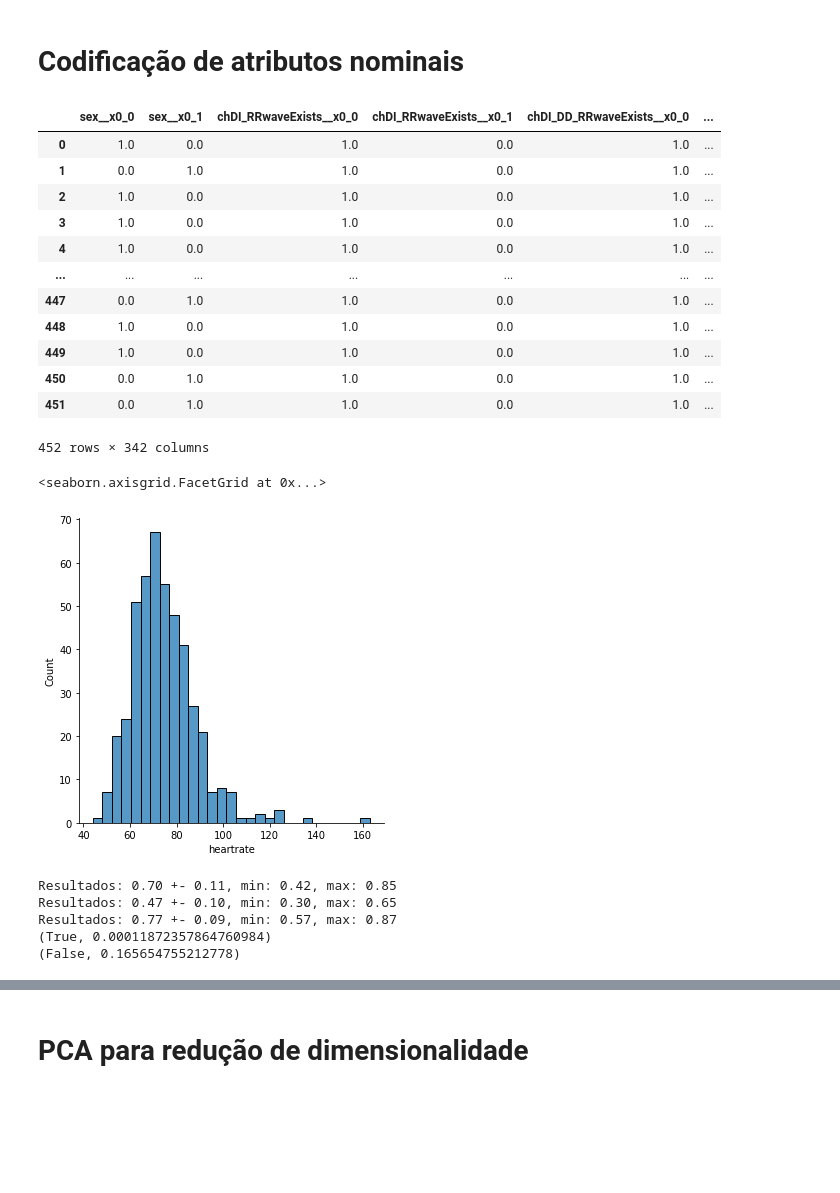
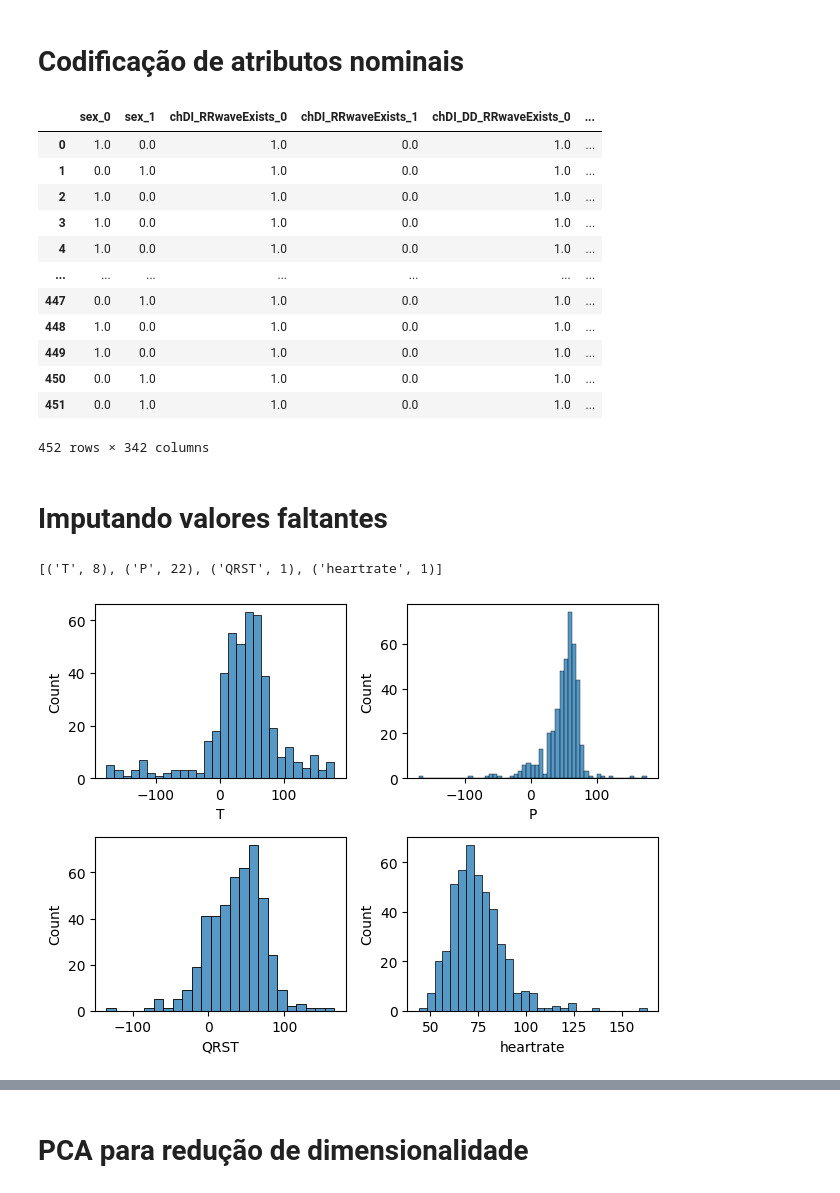
Before and after one commit to julianofoleiss/AM36O, a Jupyter notebook: semana 9/Redução de Dimensionalidade via Projeção.ipynb, the cells around one changed output, grey strips where cells are left out. Drawn from its saved outputs; the diff is of its cells as text; code cells hidden in the pictures; blank space fills up the shorter version.

```diff
--- a/semana 9/Redução de Dimensionalidade via Projeção.ipynb
+++ b/semana 9/Redução de Dimensionalidade via Projeção.ipynb
@@ -38,5 +40,23 @@ np.unique(y, return_counts=True)
 nominais = ['sex', *[i for i in df.columns if 'Exists' in i]]
 # %%
+#codificar todas as colunas nominais com one-hot encoding
 transformers = [(i, OneHotEncoder(), [i]) for i in nominais]
 
-ct = ColumnTransformer(transformers, remainder='passthrough', sparse_threshold=0)
+ct = ColumnTransformer(transformers, remainder='passthrough', sparse_threshold=0, verbose_feature_names_out=False)
+X_ohoe = ct.fit_transform(X)
+X_ohoe = pd.DataFrame(X_ohoe, columns=ct.get_feature_names_out())
+X_ohoe
+# %% [output]
+|  | sex_0 | sex_1 | chDI_RRwaveExists_0 | chDI_RRwaveExists_1 | chDI_DD_RRwaveExists_0 | ... |
+| 0 | 1.0 | 0.0 | 1.0 | 0.0 | 1.0 | ... |
+| 1 | 0.0 | 1.0 | 1.0 | 0.0 | 1.0 | ... |
+| 2 | 1.0 | 0.0 | 1.0 | 0.0 | 1.0 | ... |
+| 3 | 1.0 | 0.0 | 1.0 | 0.0 | 1.0 | ... |
+| 4 | 1.0 | 0.0 | 1.0 | 0.0 | 1.0 | ... |
+| ... | ... | ... | ... | ... | ... | ... |
+| 447 | 0.0 | 1.0 | 1.0 | 0.0 | 1.0 | ... |
+| 448 | 1.0 | 0.0 | 1.0 | 0.0 | 1.0 | ... |
+| 449 | 1.0 | 0.0 | 1.0 | 0.0 | 1.0 | ... |
+| 450 | 0.0 | 1.0 | 1.0 | 0.0 | 1.0 | ... |
+| 451 | 0.0 | 1.0 | 1.0 | 0.0 | 1.0 | ... |
+452 rows × 342 columns
@@ -47,24 +63,20 @@ X_ohoe = pd.DataFrame(X_ohoe, columns=ct.get_feature_names())
-# %%
-X_ohoe
-# %% [output]
-|  | sex__x0_0 | sex__x0_1 | chDI_RRwaveExists__x0_0 | chDI_RRwaveExists__x0_1 | chDI_DD_RRwaveExists__x0_0 | ... |
-| 0 | 1.0 | 0.0 | 1.0 | 0.0 | 1.0 | ... |
-| 1 | 0.0 | 1.0 | 1.0 | 0.0 | 1.0 | ... |
-| 2 | 1.0 | 0.0 | 1.0 | 0.0 | 1.0 | ... |
-| 3 | 1.0 | 0.0 | 1.0 | 0.0 | 1.0 | ... |
-| 4 | 1.0 | 0.0 | 1.0 | 0.0 | 1.0 | ... |
-| ... | ... | ... | ... | ... | ... | ... |
-| 447 | 0.0 | 1.0 | 1.0 | 0.0 | 1.0 | ... |
-| 448 | 1.0 | 0.0 | 1.0 | 0.0 | 1.0 | ... |
-| 449 | 1.0 | 0.0 | 1.0 | 0.0 | 1.0 | ... |
-| 450 | 0.0 | 1.0 | 1.0 | 0.0 | 1.0 | ... |
-| 451 | 0.0 | 1.0 | 1.0 | 0.0 | 1.0 | ... |
-452 rows × 342 columns
+# %% [markdown]
+# Imputando valores faltantes
+# %%
+#verificar quais colunas possuem valores faltantes, exceto pela coluna J (que já foi retirada)
+missing_data_cols = [(i, df[i].isnull().sum()) for i in df.columns if df[i].isnull().any()]
+missing_data_cols
+# %% [output]
+[('T', 8), ('P', 22), ('QRST', 1), ('heartrate', 1)]
 # %%
-sns.displot(df['heartrate'])
+#plotar os histogramas para ter uma idéia da distribuição das 4 colunas com valores faltantes.
+fig, ax = plt.subplots(nrows=2, ncols=2)
+ax = ax.flatten()
+for idx, (col, _) in enumerate(missin_data_cols):
+    sns.histplot(df[col], ax=ax[idx])
+fig.tight_layout()
 # %% [output]
-<seaborn.axisgrid.FacetGrid at 0x...>
-[figure, old version]
+[figure, new version]
 # %%
 from sklearn.svm import SVC
 from sklearn.neighbors import KNeighborsClassifier
@@ -84,12 +91,0 @@ f1_rf = do_cv(RandomForestClassifier, X_ohoe, y, 10, 10, 8, scale=False, imputer
-# %%
-imprimir_estatisticas(f1_svm)
-imprimir_estatisticas(f1_knn)
-imprimir_estatisticas(f1_rf)
-print(rejeitar_hip_nula(f1_svm, f1_knn))
-print(rejeitar_hip_nula(f1_svm, f1_rf))
-# %% [output]
-Resultados: 0.70 +- 0.11, min: 0.42, max: 0.85
-Resultados: 0.47 +- 0.10, min: 0.30, max: 0.65
-Resultados: 0.77 +- 0.09, min: 0.57, max: 0.87
-(True, 0.00011872357864760984)
-(False, 0.165654755212778)
```
Also changed, not shown: parts of 19 cells of this notebook, 2 other files.
